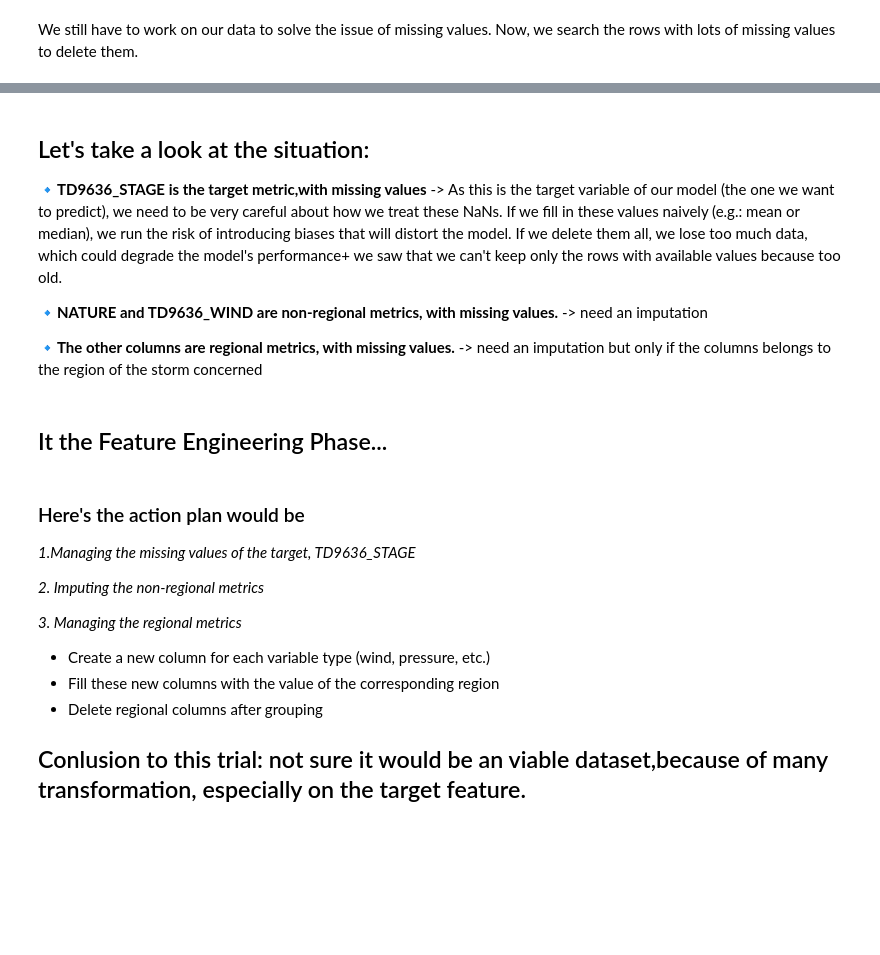
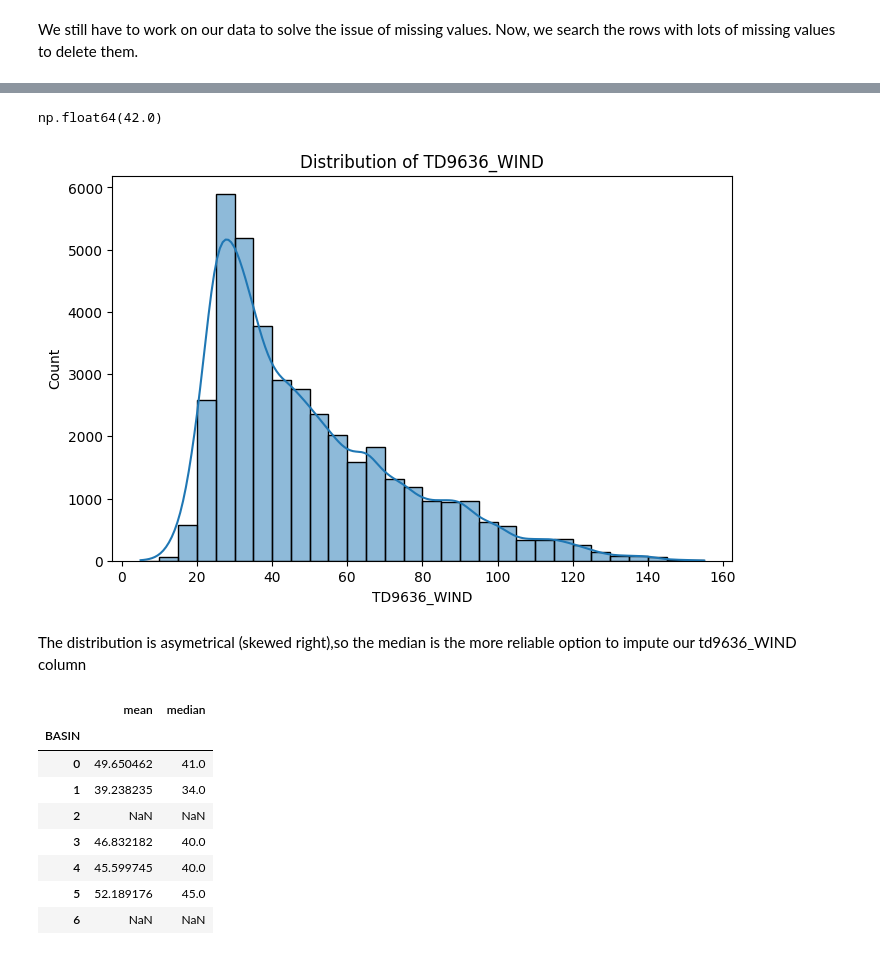
Before and after one commit to Oriane-O/TropicalStormsPrediction, a Jupyter notebook: data_exploration.ipynb, the cells around one changed output, grey strips where cells are left out. Drawn from its saved outputs; the diff is of its cells as text; code cells hidden in the pictures; blank space fills up the shorter version.

```diff
--- a/data_exploration.ipynb
+++ b/data_exploration.ipynb
@@ -627,5 +381,5 @@ There is between 20 and 40 missing values per row, out of 43rows. We choose to d
 # %%
-rows_to_delete=df_sorted[df_sorted['missing_count']==40].index
+rows_to_delete=df_sorted[df_sorted['missing_count']==4].index
 df_le.drop(index=rows_to_delete,inplace=True)
 df_le.shape
 # %% [output]
@@ -641,0 +394,5 @@ plt.show()
+# %%
+df_le.drop(index=22706,inplace=True)
+#missing values
+missing_values=df_le.isna().sum()
+missing_values[missing_values>0]
@@ -658,25 +428,26 @@ df_le
-# %% [markdown]
-## Let's take a look at the situation:
-**🔹TD9636_STAGE is the target metric,with missing values**
--> As this is the target variable of our model (the one we want to predict), we need to be very careful about how we treat these NaNs.
-If we fill in these values naively (e.g.: mean or median), we run the risk of introducing biases that will distort the model. If we delete them all, we lose too much data, which could degrade the model's performance+ we saw that we can't keep only the rows with available values because too old.
-
-**🔹NATURE and TD9636_WIND are non-regional metrics, with missing values.**
--> need an imputation
-
-**🔹The other columns are regional metrics, with missing values.**
--> need an imputation but only if the columns belongs to the region of the storm concerned
-# %% [markdown]
-## It the Feature Engineering Phase...
-# %% [markdown]
-### Here's the action plan would be
-*1.Managing the missing values of the target, TD9636_STAGE*
-
-*2. Imputing the non-regional metrics*
-
-*3. Managing the regional metrics*
-- Create a new column for each variable type (wind, pressure, etc.)
-- Fill these new columns with the value of the corresponding region
-- Delete regional columns after grouping
-
-## Conlusion to this trial: not sure it would be an viable dataset,because of many transformation, especially on the target feature.
+# %%
+df_le.TD9636_WIND.median()
+# %% [output]
+np.float64(42.0)
+# %%
+#we start with looking at the distribution to choose between mean or median
+plt.figure(figsize=(8, 5))
+sns.histplot(df_le['TD9636_WIND'].dropna(), bins=30, kde=True)
+plt.title("Distribution of TD9636_WIND")
+plt.show()
+# %% [output]
+[figure, added]
+# %% [markdown]
+The distribution is asymetrical (skewed right),so the median is the more reliable option to impute our td9636_WIND column
+# %%
+df_le.groupby(['BASIN'])['TD9636_WIND'].agg(['mean', 'median'])
+# %% [output]
+|  | mean | median |
+| BASIN |  |  |
+| 0 | 49.650462 | 41.0 |
+| 1 | 39.238235 | 34.0 |
+| 2 | NaN | NaN |
+| 3 | 46.832182 | 40.0 |
+| 4 | 45.599745 | 40.0 |
+| 5 | 52.189176 | 45.0 |
+| 6 | NaN | NaN |
```
Also changed, not shown: parts of 72 cells of this notebook.
